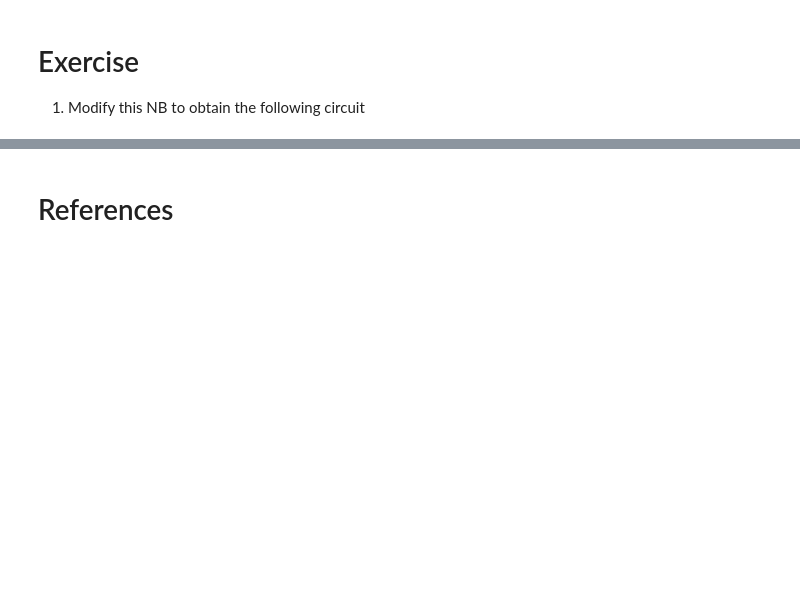
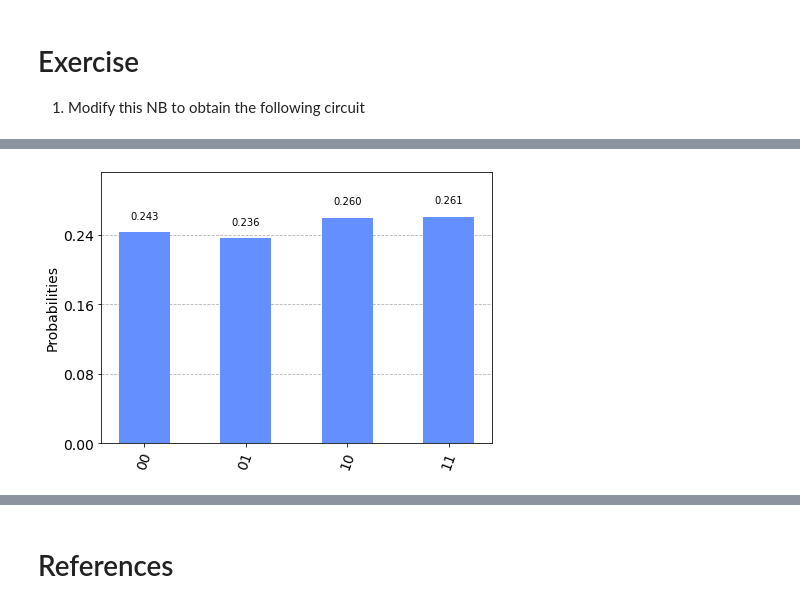
Before and after one commit to jaorduz/IntroQuantumCompu, a Jupyter notebook: NB_1/QC0_3_Qiskit.ipynb, the cells around one changed output, grey strips where cells are left out. Cells and saved outputs as stored; diff of their text form; code cells hidden in the pictures; blank space fills up the shorter version.

```diff
--- a/NB_1/QC0_3_Qiskit.ipynb
+++ b/NB_1/QC0_3_Qiskit.ipynb
@@ -104,3 +117,9 @@ The numbers of the next histogram can be little bit different
+# %%
+bcknd1 = Aer.get_backend('qasm_simulator')
+rslt1 = execute(circuit, backend=bcknd1).result()
+plot_histogram(rslt1.get_counts(circuit))
+# %% [output]
+[figure, added]
 # %%
 from platform import python_version
 print("python version: ", python_version())
```
Also changed, not shown: parts of 4 cells of this notebook, 5 other files.
